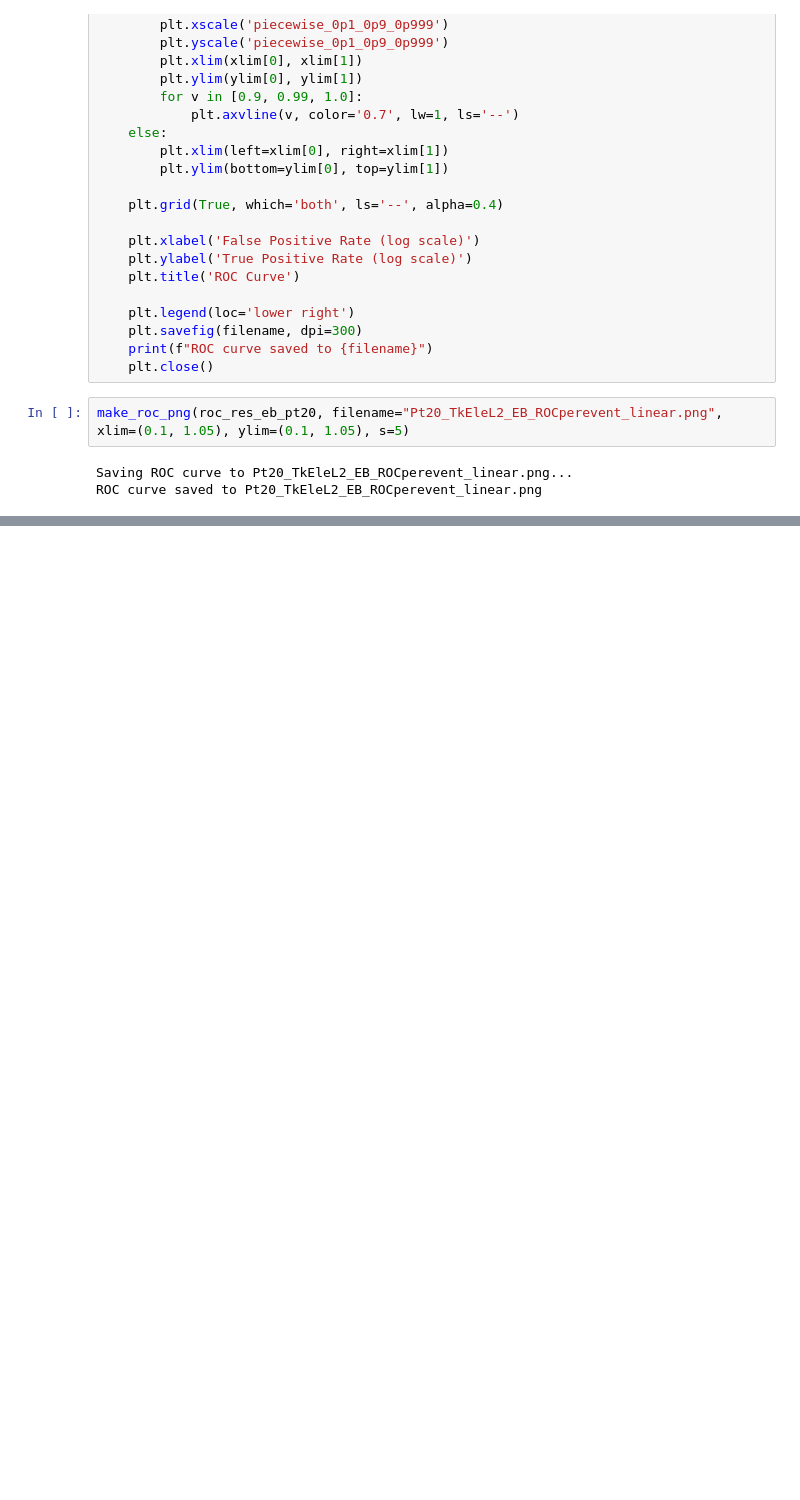
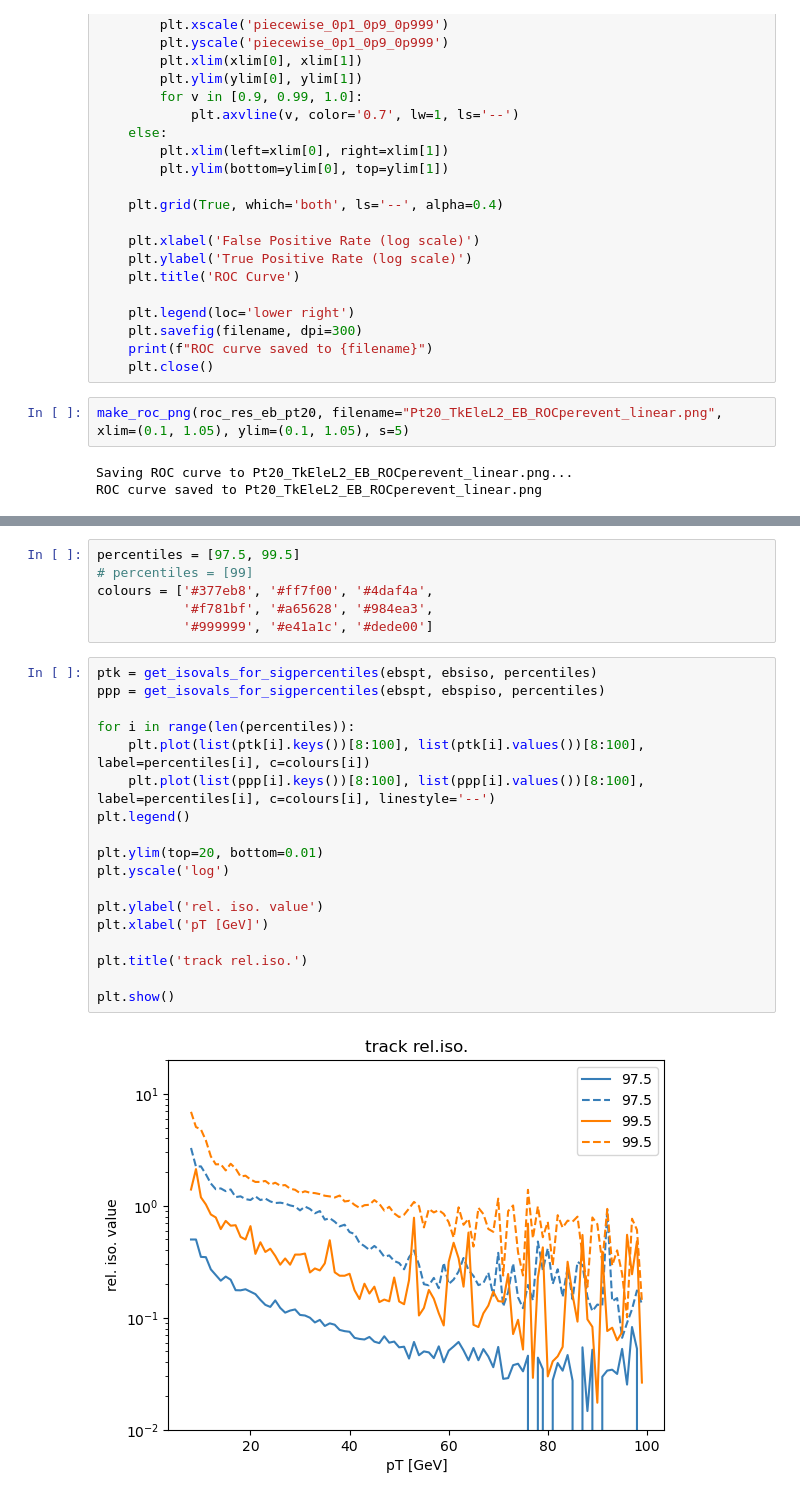
Before and after one commit to arsahasransu/asahasra-flat-table-analyser, a Jupyter notebook: make_roc_and_rate.ipynb, the cells around one changed output, grey strips where cells are left out. Cells and saved outputs as stored; diff of their text form; blank space fills up the shorter version.

```diff
--- a/make_roc_and_rate.ipynb
+++ b/make_roc_and_rate.ipynb
@@ -488,0 +544,26 @@ ROC curve saved to Pt20_TkEleL2_EB_ROCperevent_linear.png
+# %%
+percentiles = [97.5, 99.5]
+# percentiles = [99]
+colours = ['#377eb8', '#ff7f00', '#4daf4a',
+           '#f781bf', '#a65628', '#984ea3',
+           '#999999', '#e41a1c', '#dede00']
+# %%
+ptk = get_isovals_for_sigpercentiles(ebspt, ebsiso, percentiles)
+ppp = get_isovals_for_sigpercentiles(ebspt, ebspiso, percentiles)
+
+for i in range(len(percentiles)):
+    plt.plot(list(ptk[i].keys())[8:100], list(ptk[i].values())[8:100], label=percentiles[i], c=colours[i])
+    plt.plot(list(ppp[i].keys())[8:100], list(ppp[i].values())[8:100], label=percentiles[i], c=colours[i], linestyle='--')
+plt.legend()
+
+plt.ylim(top=20, bottom=0.01)
+plt.yscale('log')
+
+plt.ylabel('rel. iso. value')
+plt.xlabel('pT [GeV]')
+
+plt.title('track rel.iso.')
+
+plt.show()
+# %% [output]
+[figure, added]
```
Also changed, not shown: parts of 10 cells of this notebook, 10 other files.
